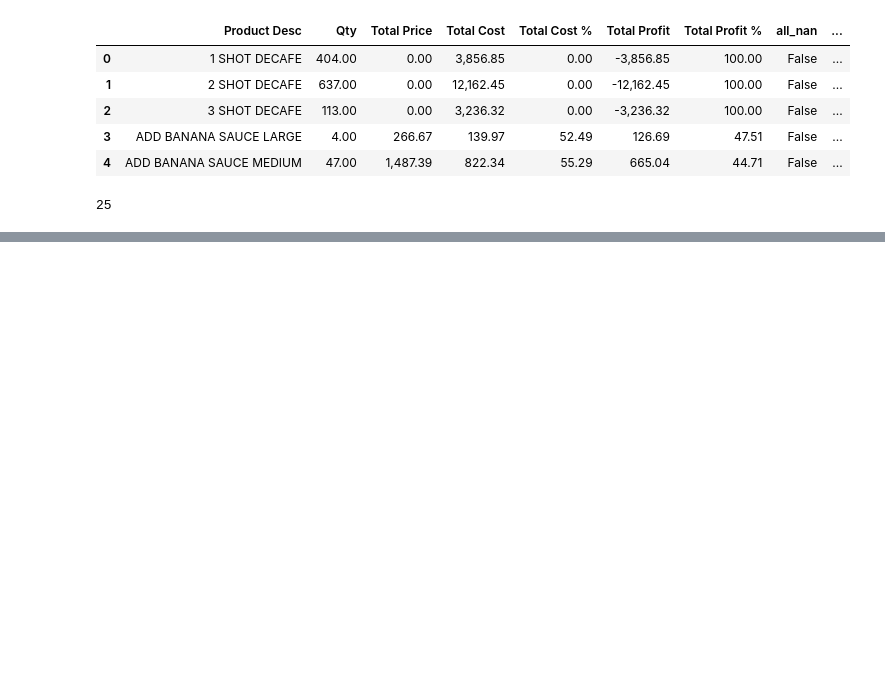
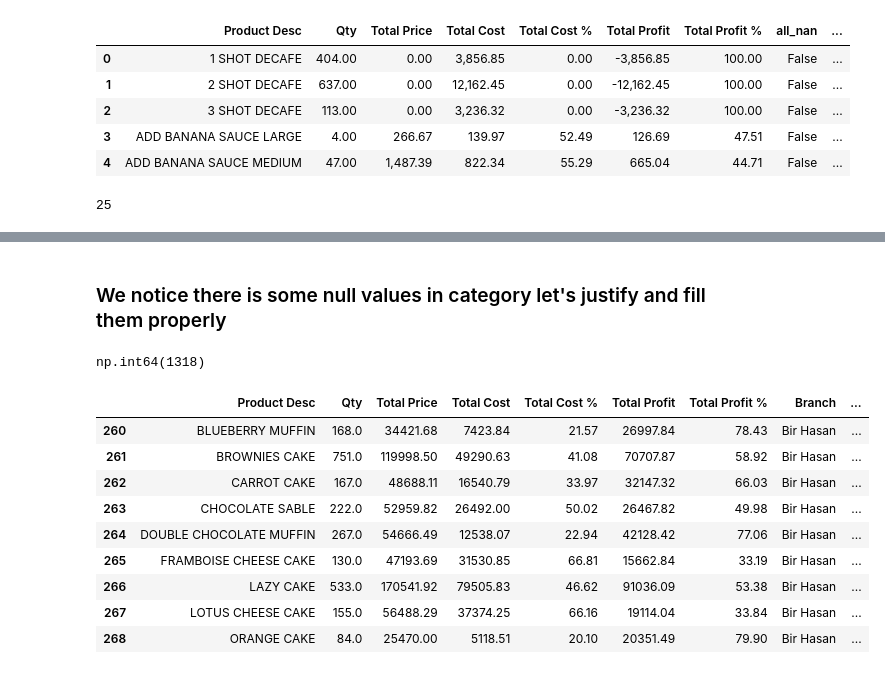
Before and after one commit to lbrahimKhaled/Stories-Coffee-Hackathon, a Jupyter notebook: EDA-14.ipynb, the cells around one changed output, grey strips where cells are left out. Cells and saved outputs as stored; diff of their text form; code cells hidden in the pictures; blank space fills up the shorter version.

```diff
--- a/EDA-14.ipynb
+++ b/EDA-14.ipynb
@@ -20,0 +60,17 @@ len(df["Branch"].unique())
+# %%
+# there are objects where they should be floats so we will clean
+def to_num(x):
+    if pd.isna(x):
+        return np.nan
+    if isinstance(x, (int, float, np.number)):
+        return float(x)
+    s = str(x).strip().replace(",", "")
+    if re.match(r"^\(.*\)$", s):  # (123.45) -> -123.45
+        s = "-" + s[1:-1]
+    try:
+        return float(s)
+    except:
+        return np.nan
+
+for c in ["Qty", "Total Price", "Total Cost", "Total Cost %", "Total Profit", "Total Profit %"]:
+    df[c] = df[c].apply(to_num)
@@ -20,0 +98,34 @@ len(df["Branch"].unique())
+# %% [markdown]
+### We notice there is some null values in category let's justify and fill them properly
+# %%
+#let's fix the total price column since it is given that there is some bug
+
+df["Total Price"] = (
+    pd.to_numeric(df["Total Cost"], errors="coerce").fillna(0)
+    + pd.to_numeric(df["Total Profit"], errors="coerce").fillna(0)
+)
+# %%
+(df["Total Price"] == 0).sum() # these could be gifts ...etc that we re going to assume they don't affect anything
+# %% [output]
+np.int64(1318)
+# %%
+df = df[df['Total Price'] != 0]
+# %%
+# 1. Find the index of the first row where the value is NA
+idx = df[df['Division'].isna()].index[0]
+
+# 2. Slice from that index to index + 6 (to get the NA row + 5 ahead)
+result = df.iloc[idx -3 : idx + 6]
+
+result
+# %% [output]
+|  | Product Desc | Qty | Total Price | Total Cost | Total Cost % | Total Profit | Total Profit % | Branch | ... |
+| 260 | BLUEBERRY MUFFIN | 168.0 | 34421.68 | 7423.84 | 21.57 | 26997.84 | 78.43 | Bir Hasan | ... |
+| 261 | BROWNIES CAKE | 751.0 | 119998.50 | 49290.63 | 41.08 | 70707.87 | 58.92 | Bir Hasan | ... |
+| 262 | CARROT CAKE | 167.0 | 48688.11 | 16540.79 | 33.97 | 32147.32 | 66.03 | Bir Hasan | ... |
+| 263 | CHOCOLATE SABLE | 222.0 | 52959.82 | 26492.00 | 50.02 | 26467.82 | 49.98 | Bir Hasan | ... |
+| 264 | DOUBLE CHOCOLATE MUFFIN | 267.0 | 54666.49 | 12538.07 | 22.94 | 42128.42 | 77.06 | Bir Hasan | ... |
+| 265 | FRAMBOISE CHEESE CAKE | 130.0 | 47193.69 | 31530.85 | 66.81 | 15662.84 | 33.19 | Bir Hasan | ... |
+| 266 | LAZY CAKE | 533.0 | 170541.92 | 79505.83 | 46.62 | 91036.09 | 53.38 | Bir Hasan | ... |
+| 267 | LOTUS CHEESE CAKE | 155.0 | 56488.29 | 37374.25 | 66.16 | 19114.04 | 33.84 | Bir Hasan | ... |
+| 268 | ORANGE CAKE | 84.0 | 25470.00 | 5118.51 | 20.10 | 20351.49 | 79.90 | Bir Hasan | ... |
```
Also changed, not shown: parts of 16 cells of this notebook, 8 other files.
